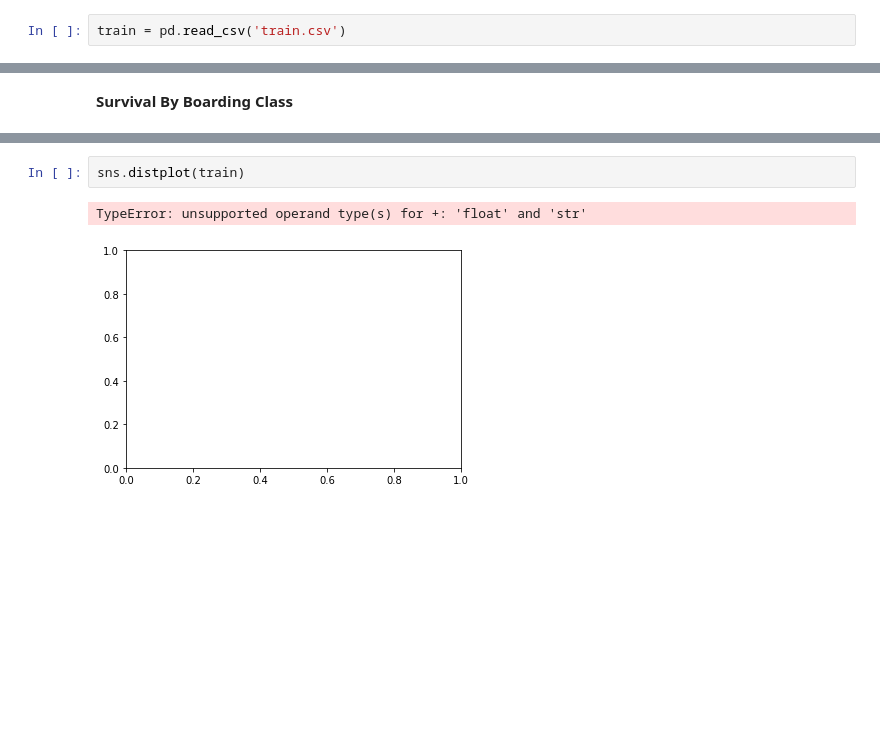
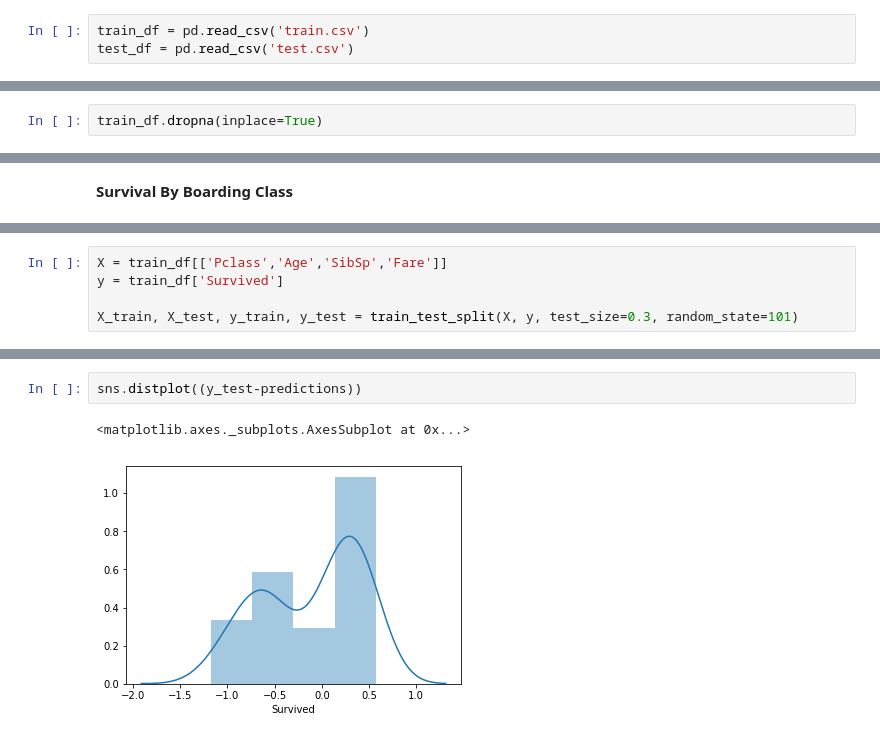
Before and after one commit to 4bic/learn_code, a Jupyter notebook: titanic/titanic_submission_v1.ipynb, the cells around one changed output, grey strips where cells are left out. Cells and saved outputs as stored; diff of their text form; blank space fills up the shorter version.

```diff
--- a/titanic/titanic_submission_v1.ipynb
+++ b/titanic/titanic_submission_v1.ipynb
@@ -9,5 +9,6 @@ import seaborn as sns
 # %% [markdown]
 **Load Data**
 # %%
-train = pd.read_csv('train.csv')
+train_df = pd.read_csv('train.csv')
+test_df = pd.read_csv('test.csv')
 # %%
@@ -21,0 +21,2 @@ train.dropna(inp)
+# %%
+train_df.dropna(inplace=True)
@@ -41,0 +79,5 @@ sns.countplot('Pclass',hue='Sex',data=train)
+# %%
+X = train_df[['Pclass','Age','SibSp','Fare']]
+y = train_df['Survived']
+
+X_train, X_test, y_train, y_test = train_test_split(X, y, test_size=0.3, random_state=101)
@@ -42,5 +120,5 @@ sns.countplot('Pclass',hue='Sex',data=train)
 # %%
-sns.distplot(train)
+sns.distplot((y_test-predictions))
 # %% [output]
-TypeError: unsupported operand type(s) for +: 'float' and 'str'
+<matplotlib.axes._subplots.AxesSubplot at 0x...>
-[figure, old version]
+[figure, new version]
```
Also changed, not shown: parts of 26 cells of this notebook.
